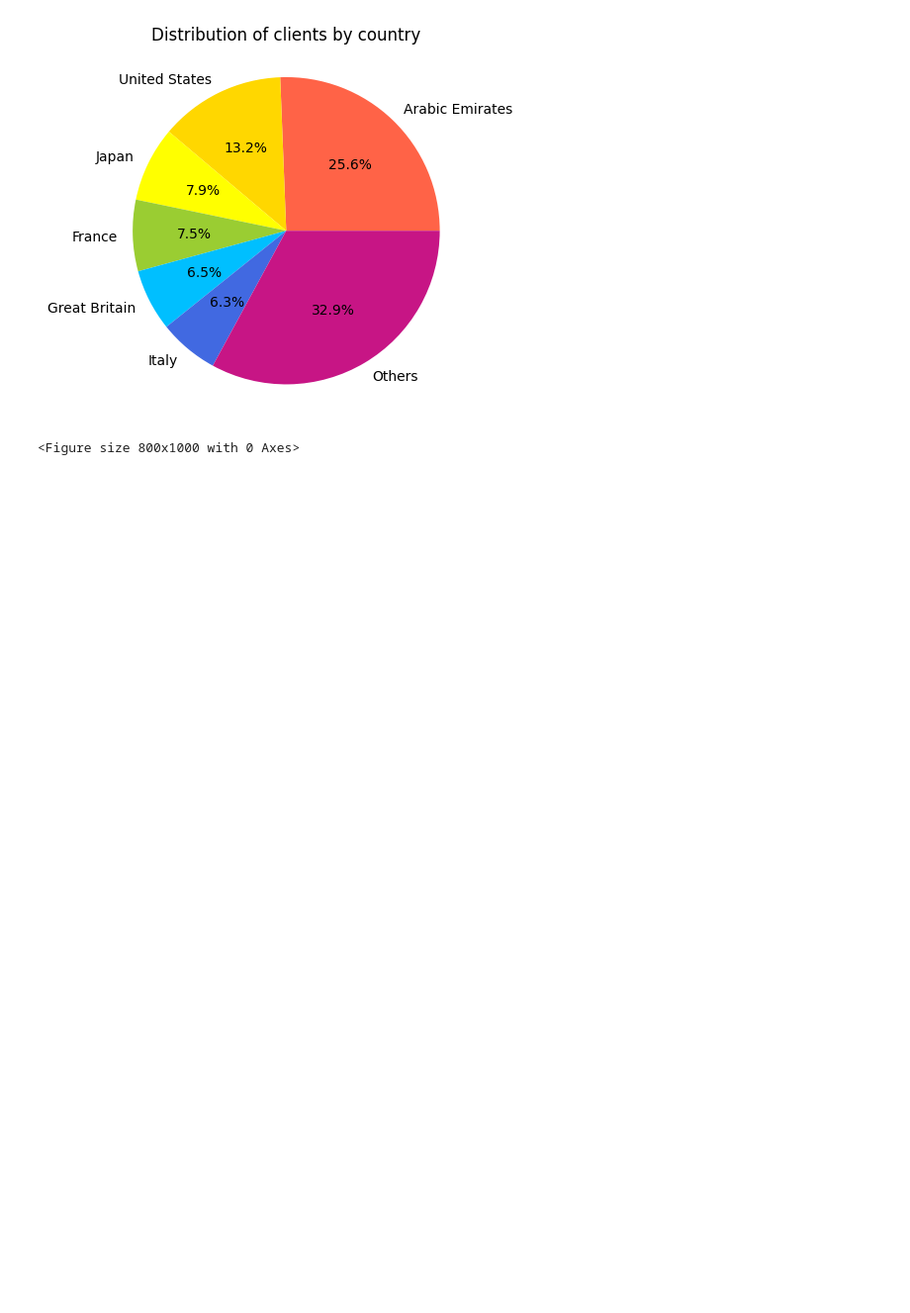
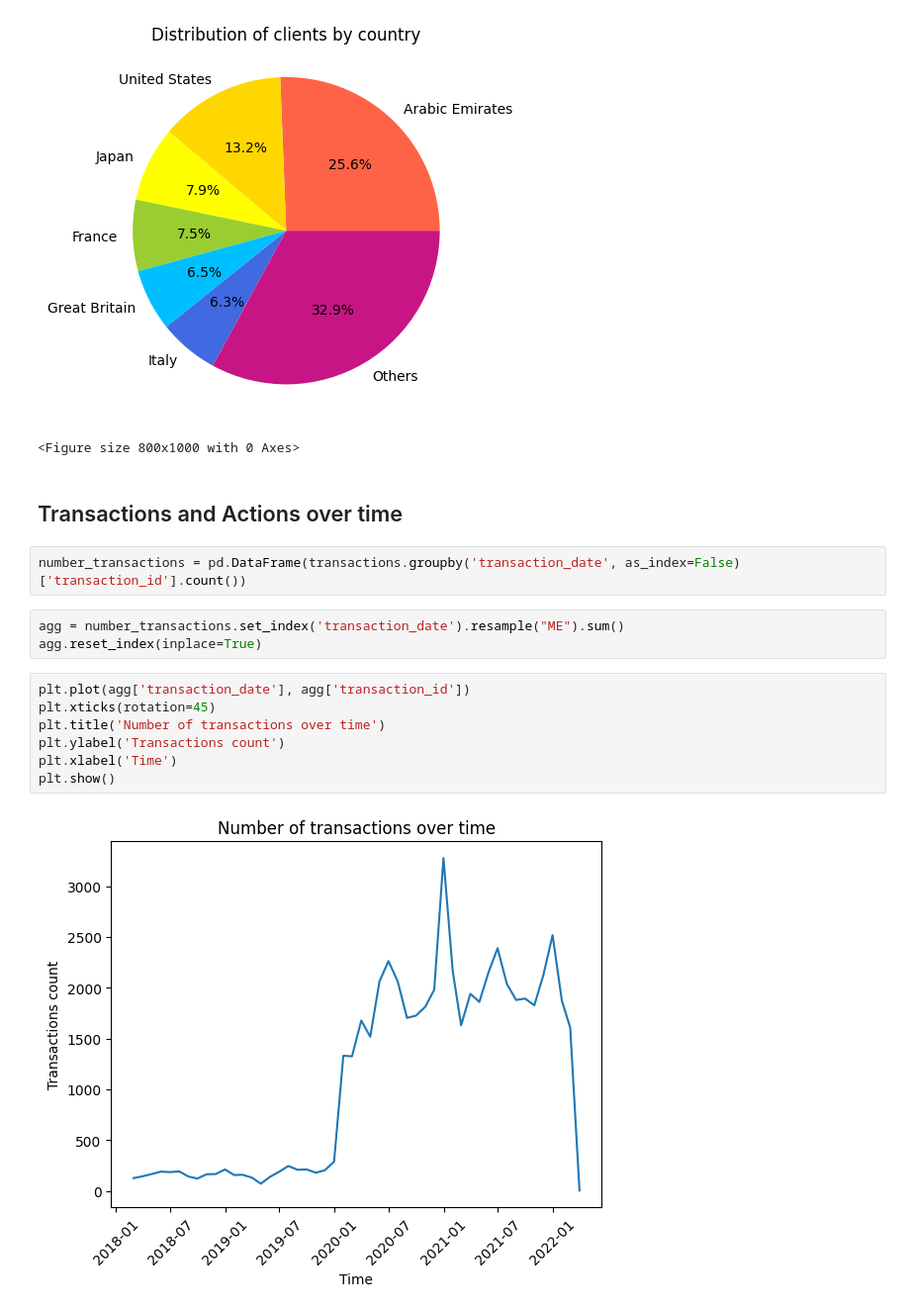
Before and after one commit to tesscln/XHEC-Eleven-Project, a Jupyter notebook: tess_eda.ipynb, the cells around one changed output. Shown: that part at 99% size. Cells and saved outputs as stored; diff of their text form; blank space fills up the shorter version.

Commit message:
added two graphs

```diff
--- a/tess_eda.ipynb
+++ b/tess_eda.ipynb
@@ -206,3 +206,19 @@ plt.show()
 # %% [output]
 [figure]
 <Figure size 800x1000 with 0 Axes>
+# %% [markdown]
+## Transactions and Actions over time
+# %%
+number_transactions = pd.DataFrame(transactions.groupby('transaction_date', as_index=False)['transaction_id'].count())
+# %%
+agg = number_transactions.set_index('transaction_date').resample("ME").sum()
+agg.reset_index(inplace=True)
+# %%
+plt.plot(agg['transaction_date'], agg['transaction_id'])
+plt.xticks(rotation=45)
+plt.title('Number of transactions over time')
+plt.ylabel('Transactions count')
+plt.xlabel('Time')
+plt.show()
+# %% [output]
+[figure, added]
```
Also changed, not shown: parts of 3 cells of this notebook.
